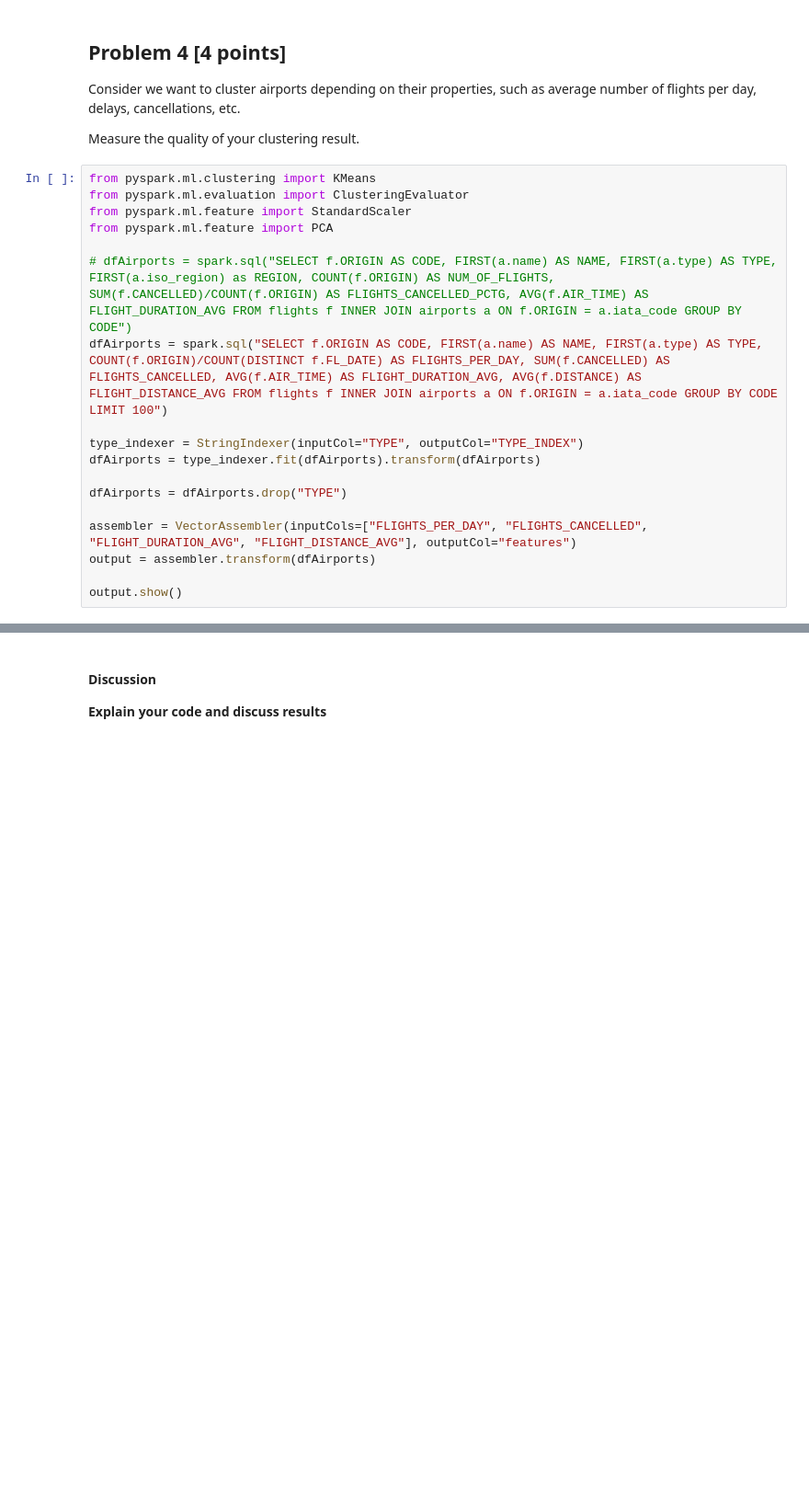
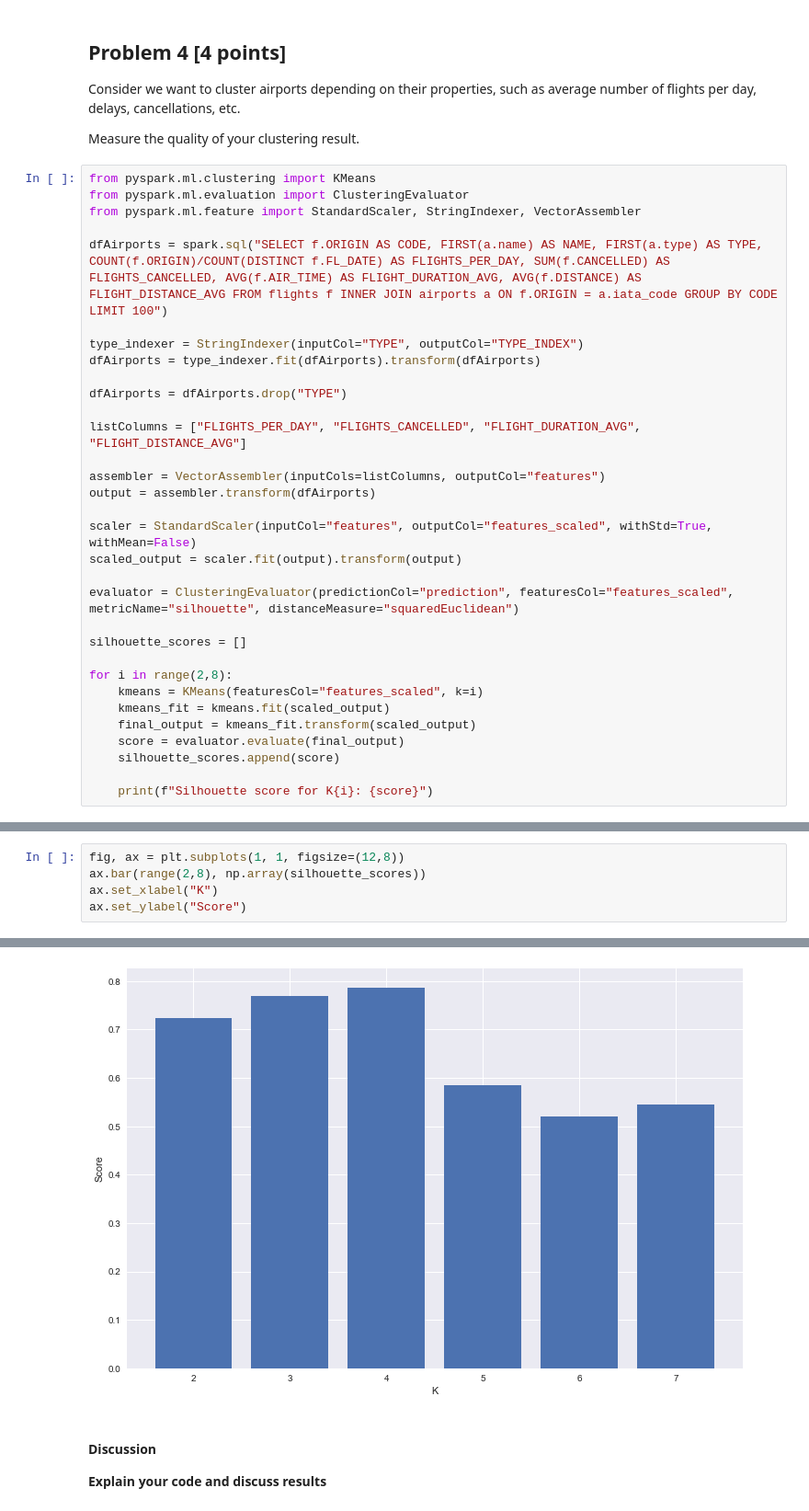
Before and after one commit to romulovff/ADAGroupAssignment, a Jupyter notebook: Group_project_v1.ipynb, the cells around one changed output, grey strips where cells are left out. Shown at 92% size. Drawn from its saved outputs; the diff is of its cells as text; blank space fills up the shorter version.

```diff
--- a/Group_project_v1.ipynb
+++ b/Group_project_v1.ipynb
@@ -759,10 +777,8 @@ Measure the quality of your clustering result.
 # %%
 from pyspark.ml.clustering import KMeans
 from pyspark.ml.evaluation import ClusteringEvaluator
-from pyspark.ml.feature import StandardScaler
-from pyspark.ml.feature import PCA
+from pyspark.ml.feature import StandardScaler, StringIndexer, VectorAssembler
 
-# dfAirports = spark.sql("SELECT f.ORIGIN AS CODE, FIRST(a.name) AS NAME, FIRST(a.type) AS TYPE, FIRST(a.iso_region) as REGION, COUNT(f.ORIGIN) AS NUM_OF_FLIGHTS, SUM(f.CANCELLED)/COUNT(f.ORIGIN) AS FLIGHTS_CANCELLED_PCTG, AVG(f.AIR_TIME) AS FLIGHT_DURATION_AVG FROM flights f INNER JOIN airports a ON f.ORIGIN = a.iata_code GROUP BY CODE")
 dfAirports = spark.sql("SELECT f.ORIGIN AS CODE, FIRST(a.name) AS NAME, FIRST(a.type) AS TYPE, COUNT(f.ORIGIN)/COUNT(DISTINCT f.FL_DATE) AS FLIGHTS_PER_DAY, SUM(f.CANCELLED) AS FLIGHTS_CANCELLED, AVG(f.AIR_TIME) AS FLIGHT_DURATION_AVG, AVG(f.DISTANCE) AS FLIGHT_DISTANCE_AVG FROM flights f INNER JOIN airports a ON f.ORIGIN = a.iata_code GROUP BY CODE LIMIT 100")
 
 type_indexer = StringIndexer(inputCol="TYPE", outputCol="TYPE_INDEX")
@@ -770,8 +786,24 @@ dfAirports = type_indexer.fit(dfAirports).transform(dfAirports)
 
 dfAirports = dfAirports.drop("TYPE")
 
-assembler = VectorAssembler(inputCols=["FLIGHTS_PER_DAY", "FLIGHTS_CANCELLED", "FLIGHT_DURATION_AVG", "FLIGHT_DISTANCE_AVG"], outputCol="features")
+listColumns = ["FLIGHTS_PER_DAY", "FLIGHTS_CANCELLED", "FLIGHT_DURATION_AVG", "FLIGHT_DISTANCE_AVG"]
+
+assembler = VectorAssembler(inputCols=listColumns, outputCol="features")
 output = assembler.transform(dfAirports)
 
-output.show()
+scaler = StandardScaler(inputCol="features", outputCol="features_scaled", withStd=True, withMean=False)
+scaled_output = scaler.fit(output).transform(output)
+
+evaluator = ClusteringEvaluator(predictionCol="prediction", featuresCol="features_scaled", metricName="silhouette", distanceMeasure="squaredEuclidean")
+
+silhouette_scores = []
+
+for i in range(2,8):
+    kmeans = KMeans(featuresCol="features_scaled", k=i)
+    kmeans_fit = kmeans.fit(scaled_output)
+    final_output = kmeans_fit.transform(scaled_output)
+    score = evaluator.evaluate(final_output)
+    silhouette_scores.append(score)
+
+    print(f"Silhouette score for K{i}: {score}")
 # %% [output]
@@ -820,0 +816,6 @@ plt.scatter(x, y, c = final_types, s = 20)
+# %%
+fig, ax = plt.subplots(1, 1, figsize=(12,8))
+ax.bar(range(2,8), np.array(silhouette_scores))
+ax.set_xlabel("K")
+ax.set_ylabel("Score")
+# %% [output]
@@ -821,3 +823,4 @@ plt.scatter(x, y, c = final_types, s = 20)
+[figure, added]
 # %% [markdown]
 #### Discussion
 
```
Also changed, not shown: parts of 8 cells of this notebook.
